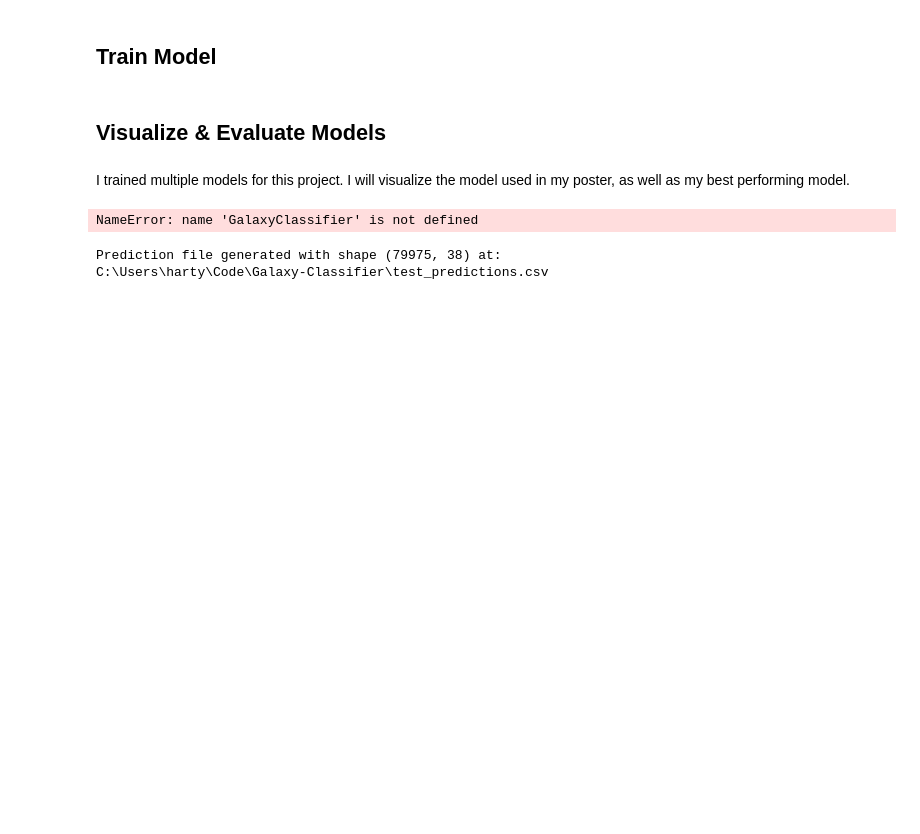
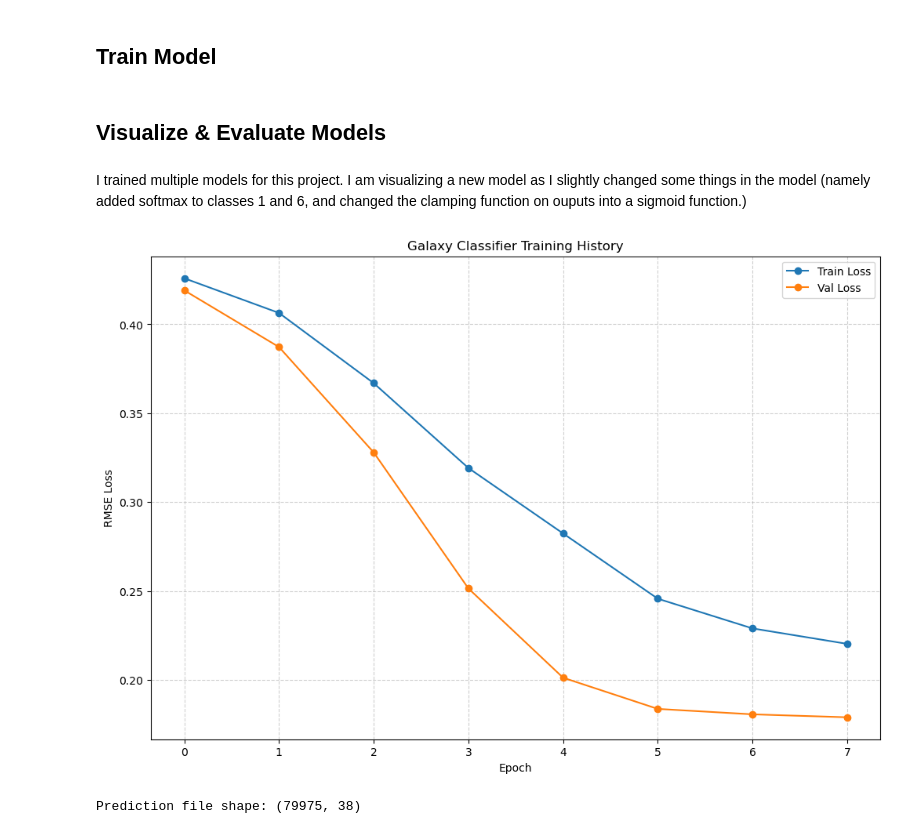
Before and after one commit to hartysimon-sketch/Galaxy-Classifier, a Jupyter notebook: Lab9_Template.ipynb, the cells around one changed output. Saved outputs shown, nothing was run; the diff lists cells and outputs as text; code cells hidden in the pictures; blank space fills up the shorter version.

```diff
--- a/Lab9_Template.ipynb
+++ b/Lab9_Template.ipynb
@@ -179,7 +178,7 @@ train_set = GalaxyDataset(train_paths, labels_csv,
 train_mean = train_set.images.mean(dim=[0, 2, 3]).tolist()
 train_std = train_set.images.std(dim=[0, 2, 3]).tolist()
 
-# preprocessing transforms to apply to inputs
+# transforms to apply to inputs
 train_transform = transforms.Compose([
     transforms.RandomRotation(degrees=(0, 360)), # random rotation
     transforms.Normalize(mean=train_mean, std=train_std)]) # normalize with training means and stds
@@ -200,6 +199,8 @@ val_set = GalaxyDataset(val_paths, labels_csv,
 # push all images to device for faster training
 train_set.images = train_set.images.to(DEVICE)
 val_set.images = val_set.images.to(DEVICE)
+train_set.labels = train_set.labels.to(DEVICE)
+val_set.labels = val_set.labels.to(DEVICE)
 # %%
 # check sizes
 print(train_set.__len__(), val_set.__len__())
@@ -273,11 +273,11 @@ class GalaxyClassifier(nn.Module):
         self,
         in_channels: int = 3,
         num_outputs: int = 37,
-        conv_channels: int = 16,
-        embed_dim: int = 16,
+        conv_channels: int = 8,
+        embed_dim: int = 8,
         num_heads: int = 2,
         num_cvt_layers: int = 1,
-        fc_dim: int = 64,
+        fc_dim: int = 128,
         dropout: float = 0.4):
 
         super().__init__()
@@ -335,8 +335,8 @@ Params: 112,805
 # %% [markdown]
 ## Define Hyperparameters
 # %%
-BATCH_SIZE = 64
-EPOCHS = 24
+BATCH_SIZE = 1024
+EPOCHS = 8
 LR = 1e-3
 WD = 1e-2
 
@@ -353,13 +353,14 @@ val_losses = []
 ## Train Model
 # %%
 from torch.utils.data import Subset
-# sets the number of batches to limit number of galaxies used in training
-num_batches = 160
+# sets the number of galaxies used in training
+train_size = len(train_set)
+val_size = len(val_set)
 
 if RUN == True:
     # get subsets of training and validation data based on num batches and batchsize
-    train_subset = Subset(train_set, range(BATCH_SIZE*num_batches))
-    val_subset = Subset(val_set, range(BATCH_SIZE*(num_batches // 2)))
+    train_subset = Subset(train_set, range(train_size))
+    val_subset = Subset(val_set, range(val_size))
     # set up minibatches
     train_loader = DataLoader(train_subset, batch_size=BATCH_SIZE,
                               shuffle=True,  num_workers=N_WORKERS)
@@ -391,7 +392,7 @@ if RUN == True:
         running_loss = 0
         with torch.no_grad():
             for imgs, labels in val_loader:
-                with torch.amp.autocast(device_type='cuda'):
+                with torch.amp.autocast(device_type=DEVICE.type):
                     outputs = model(imgs)
                     loss = loss_func(outputs, labels)
                 running_loss += loss.item() * imgs.size(0)
@@ -408,7 +409,7 @@ if RUN == True:
 # %% [markdown]
 ## Visualize & Evaluate Models
 # %% [markdown]
-I trained multiple models for this project. I will visualize the model used in my poster, as well as my best performing model.
+I trained multiple models for this project. I am visualizing a new model as I slightly changed some things in the model (namely added softmax to classes 1 and 6, and changed the clamping function on ouputs into a sigmoid function.)
 # %%
 # helper function to plot a model
 def plot_loss(path, model):
@@ -433,11 +434,11 @@ def plot_loss(path, model):
     plt.grid(True, linestyle="--", alpha=0.6)
     plt.show()
 # %%
-model_path = "model_0.115.pth" # model path
+model_path = "model_0.179.pth" # model path
 model = GalaxyClassifier().to(DEVICE) # untrained model with same dimensions as the one in model_path
 plot_loss(model_path, model)
 # %% [output]
-NameError: name 'GalaxyClassifier' is not defined
+[figure, added]
 # %%
 
 # this block will generate a file of galaxy predicitons for the testing dataset.
@@ -451,6 +452,7 @@ if MAKE_TEST == True:
     # wrap it in GalaxyTestDataset to block getitem crashes
     test_set = GalaxyTestDataset(raw_test_set)
     test_set.images = test_set.images.to(DEVICE) # push to device
+    test_set.labels = test_set.labels.to(DEVICE)
     # set up batches
     test_loader = DataLoader(test_set, batch_size=BATCH_SIZE, shuffle=False, num_workers=N_WORKERS)
     model.eval()
@@ -481,8 +483,7 @@ if MAKE_TEST == True:
     # check shape
     print(f"Prediction file shape: {submission_df.shape}")
 # %% [output]
-Prediction file generated with shape (79975, 38) at:
-C:\Users\harty\Code\Galaxy-Classifier\test_predictions.csv
+Prediction file shape: (79975, 38)
 # %%
 import matplotlib.pyplot as plt
 import numpy as np
```
Also changed, not shown: parts of 5 cells of this notebook, 2 other files.
